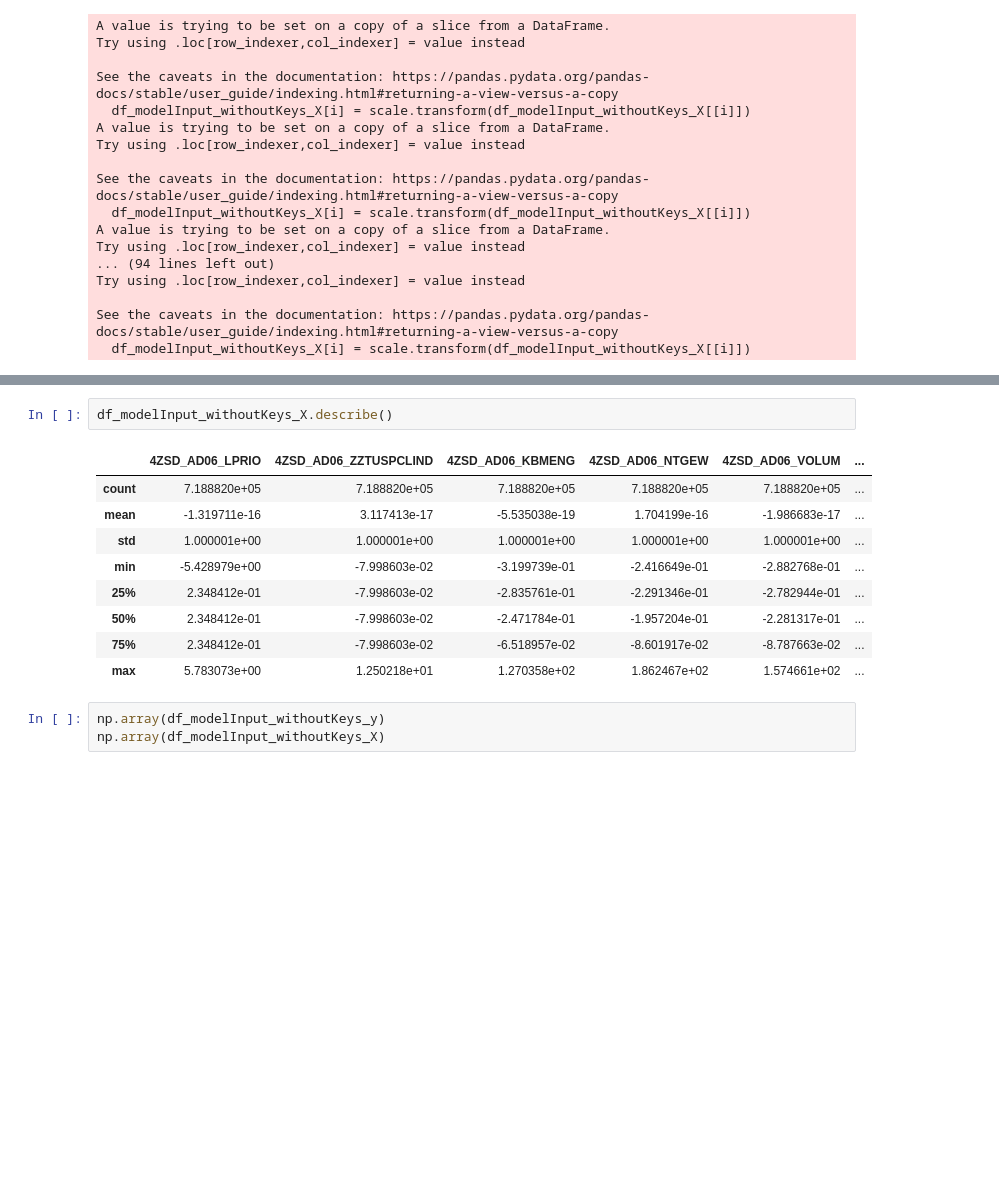
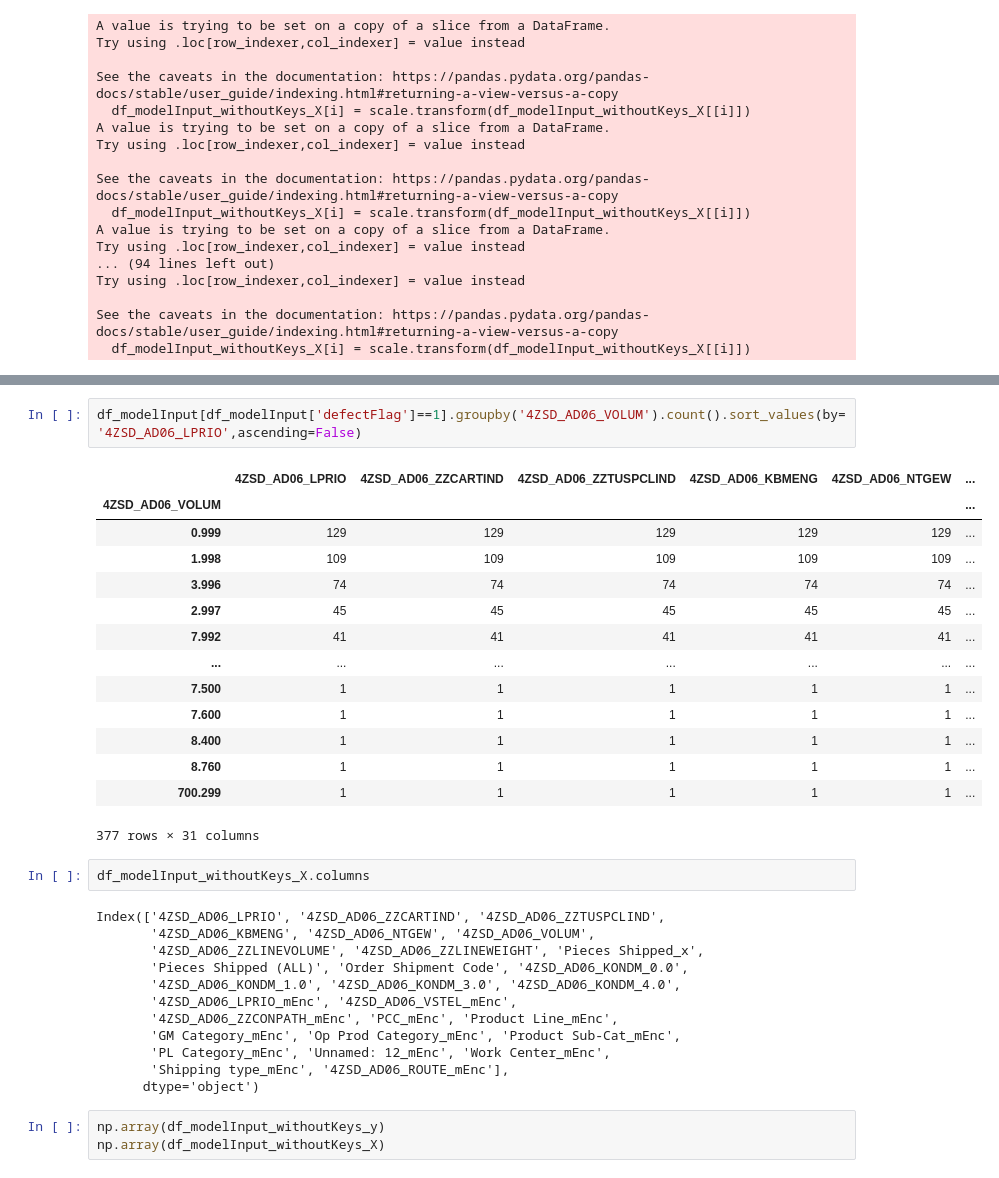
Before and after one commit to kk87736/georgiaTechCapstone, a Jupyter notebook: Modeling.ipynb, the cells around one changed output, grey strips where cells are left out. Cells and saved outputs as stored; diff of their text form; blank space fills up the shorter version.

```diff
--- a/Modeling.ipynb
+++ b/Modeling.ipynb
@@ -321,15 +355,34 @@ See the caveats in the documentation: https://pandas.pydata.org/pandas-docs/stab
+# %%
+df_modelInput[df_modelInput['defectFlag']==1].groupby('4ZSD_AD06_VOLUM').count().sort_values(by='4ZSD_AD06_LPRIO',ascending=False)
+# %% [output]
+|  | 4ZSD_AD06_LPRIO | 4ZSD_AD06_ZZCARTIND | 4ZSD_AD06_ZZTUSPCLIND | 4ZSD_AD06_KBMENG | 4ZSD_AD06_NTGEW | ... |
+| 4ZSD_AD06_VOLUM |  |  |  |  |  | ... |
+| 0.999 | 129 | 129 | 129 | 129 | 129 | ... |
+| 1.998 | 109 | 109 | 109 | 109 | 109 | ... |
+| 3.996 | 74 | 74 | 74 | 74 | 74 | ... |
+| 2.997 | 45 | 45 | 45 | 45 | 45 | ... |
+| 7.992 | 41 | 41 | 41 | 41 | 41 | ... |
+| ... | ... | ... | ... | ... | ... | ... |
+| 7.500 | 1 | 1 | 1 | 1 | 1 | ... |
+| 7.600 | 1 | 1 | 1 | 1 | 1 | ... |
+| 8.400 | 1 | 1 | 1 | 1 | 1 | ... |
+| 8.760 | 1 | 1 | 1 | 1 | 1 | ... |
+| 700.299 | 1 | 1 | 1 | 1 | 1 | ... |
+377 rows × 31 columns
 # %%
-df_modelInput_withoutKeys_X.describe()
+df_modelInput_withoutKeys_X.columns
 # %% [output]
-|  | 4ZSD_AD06_LPRIO | 4ZSD_AD06_ZZTUSPCLIND | 4ZSD_AD06_KBMENG | 4ZSD_AD06_NTGEW | 4ZSD_AD06_VOLUM | ... |
-| count | 7.188820e+05 | 7.188820e+05 | 7.188820e+05 | 7.188820e+05 | 7.188820e+05 | ... |
-| mean | -1.319711e-16 | 3.117413e-17 | -5.535038e-19 | 1.704199e-16 | -1.986683e-17 | ... |
-| std | 1.000001e+00 | 1.000001e+00 | 1.000001e+00 | 1.000001e+00 | 1.000001e+00 | ... |
-| min | -5.428979e+00 | -7.998603e-02 | -3.199739e-01 | -2.416649e-01 | -2.882768e-01 | ... |
-| 25% | 2.348412e-01 | -7.998603e-02 | -2.835761e-01 | -2.291346e-01 | -2.782944e-01 | ... |
-| 50% | 2.348412e-01 | -7.998603e-02 | -2.471784e-01 | -1.957204e-01 | -2.281317e-01 | ... |
-| 75% | 2.348412e-01 | -7.998603e-02 | -6.518957e-02 | -8.601917e-02 | -8.787663e-02 | ... |
-| max | 5.783073e+00 | 1.250218e+01 | 1.270358e+02 | 1.862467e+02 | 1.574661e+02 | ... |
+Index(['4ZSD_AD06_LPRIO', '4ZSD_AD06_ZZCARTIND', '4ZSD_AD06_ZZTUSPCLIND',
+       '4ZSD_AD06_KBMENG', '4ZSD_AD06_NTGEW', '4ZSD_AD06_VOLUM',
+       '4ZSD_AD06_ZZLINEVOLUME', '4ZSD_AD06_ZZLINEWEIGHT', 'Pieces Shipped_x',
+       'Pieces Shipped (ALL)', 'Order Shipment Code', '4ZSD_AD06_KONDM_0.0',
+       '4ZSD_AD06_KONDM_1.0', '4ZSD_AD06_KONDM_3.0', '4ZSD_AD06_KONDM_4.0',
+       '4ZSD_AD06_LPRIO_mEnc', '4ZSD_AD06_VSTEL_mEnc',
+       '4ZSD_AD06_ZZCONPATH_mEnc', 'PCC_mEnc', 'Product Line_mEnc',
+       'GM Category_mEnc', 'Op Prod Category_mEnc', 'Product Sub-Cat_mEnc',
+       'PL Category_mEnc', 'Unnamed: 12_mEnc', 'Work Center_mEnc',
+       'Shipping type_mEnc', '4ZSD_AD06_ROUTE_mEnc'],
+      dtype='object')
 # %%
 np.array(df_modelInput_withoutKeys_y)
 np.array(df_modelInput_withoutKeys_X)
```
Also changed, not shown: parts of 2 cells of this notebook, 4 other files.
